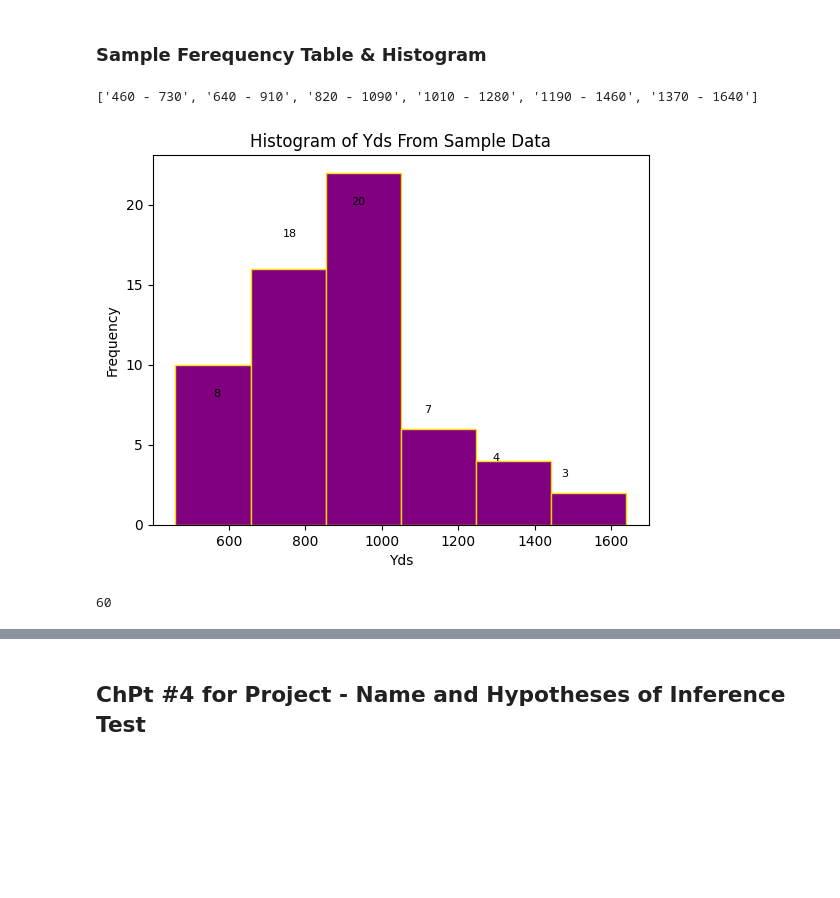
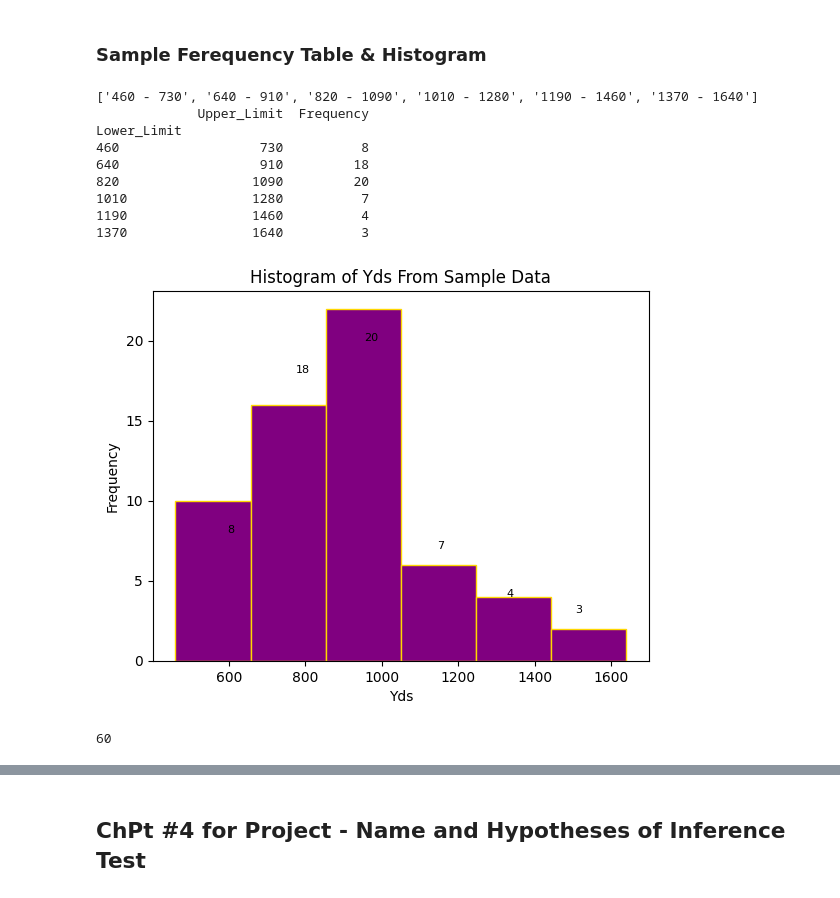
Before and after one commit to Bmoore4452/nfl-data-study, a Jupyter notebook: notebooks/nfl_data_study.ipynb, the cells around one changed output, grey strips where cells are left out. Saved outputs shown, nothing was run; the diff lists cells and outputs as text; code cells hidden in the pictures; blank space fills up the shorter version.

```diff
--- a/notebooks/nfl_data_study.ipynb
+++ b/notebooks/nfl_data_study.ipynb
@@ -597,6 +283,8 @@ print(range_list)
 
 color = "purple"
 
+print(sample_frequency_table)
+
 plt.hist(
     sample_data[quant_variable],
     bins=num_bins,
@@ -606,35 +294,43 @@ plt.hist(
         sample_frequency_table.index[0],
         sample_frequency_table["Upper_Limit"][sample_frequency_table.index[-1]],
     ),
     label=range_list,
     histtype='bar',
 )
 plt.xlabel(quant_variable)
 plt.ylabel("Frequency")
 plt.title(f"Histogram of {quant_variable} From Sample Data")
 plt.savefig(
     "/Users/brianmoore/Documents/Data Science Portfolio/nfl-data-study/reports/figures/sample_histogram.png"
 )
 for i in range(len(sample_frequency_table)):
     plt.text(
-        sample_frequency_table.index[i]+100,
+        (sample_frequency_table.index[i] + sample_frequency_table["Upper_Limit"].iloc[i])/2,
         sample_frequency_table["Frequency"].iloc[i],
         sample_frequency_table["Frequency"].iloc[i],
         color="black",
         fontsize=8,
     )
 plt.show()
 
 # export the frequency table to a csv file
 sample_frequency_table.to_csv(
     "/Users/brianmoore/Documents/Data Science Portfolio/nfl-data-study/data/processed/sample_frequency_table.csv"
 )
 
 # print length of sample data
 print(len(sample_data))
 # %% [output]
 ['460 - 730', '640 - 910', '820 - 1090', '1010 - 1280', '1190 - 1460', '1370 - 1640']
+             Upper_Limit  Frequency
+Lower_Limit
+460                  730          8
+640                  910         18
+820                 1090         20
+1010                1280          7
+1190                1460          4
+1370                1640          3
-[figure, old version]
+[figure, new version]
 60
 # %%
 # Get all the unique teams and sort them
```
Also changed, not shown: parts of 14 cells of this notebook, 3 other files.
